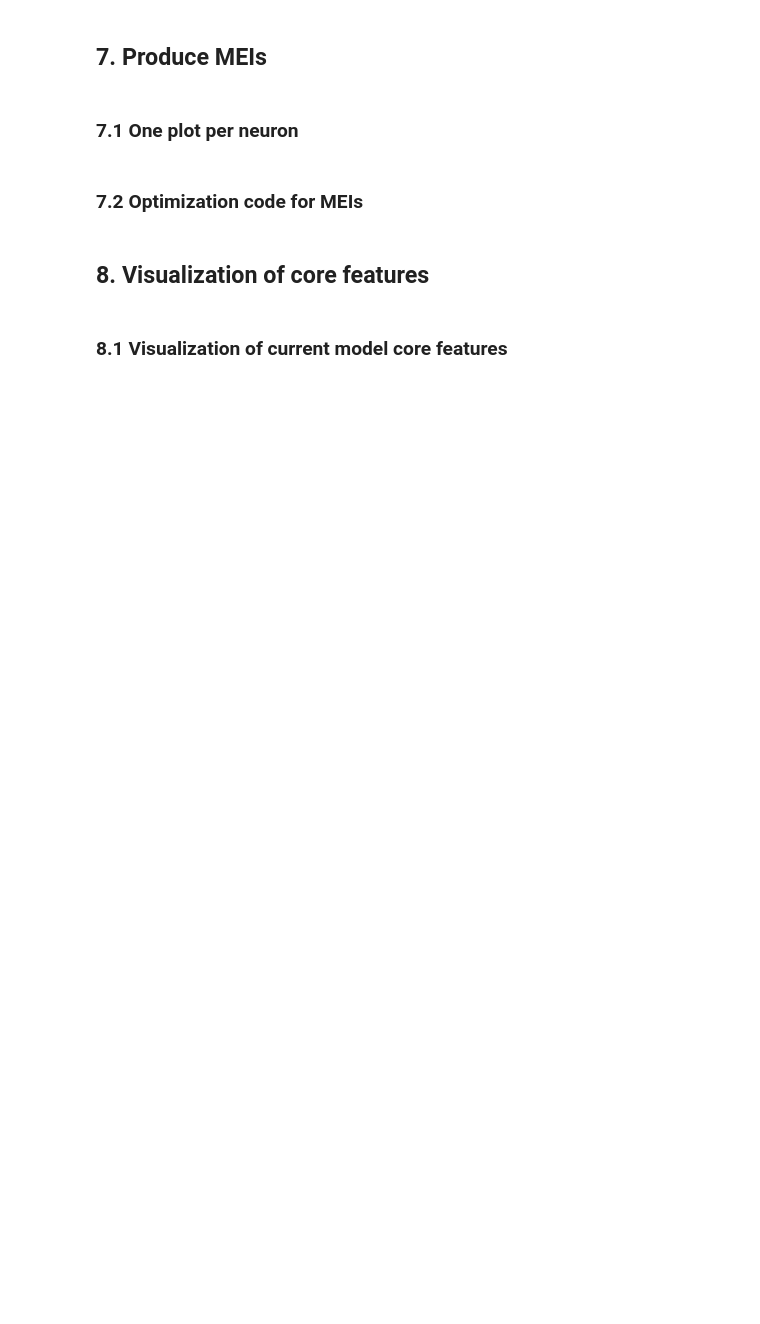
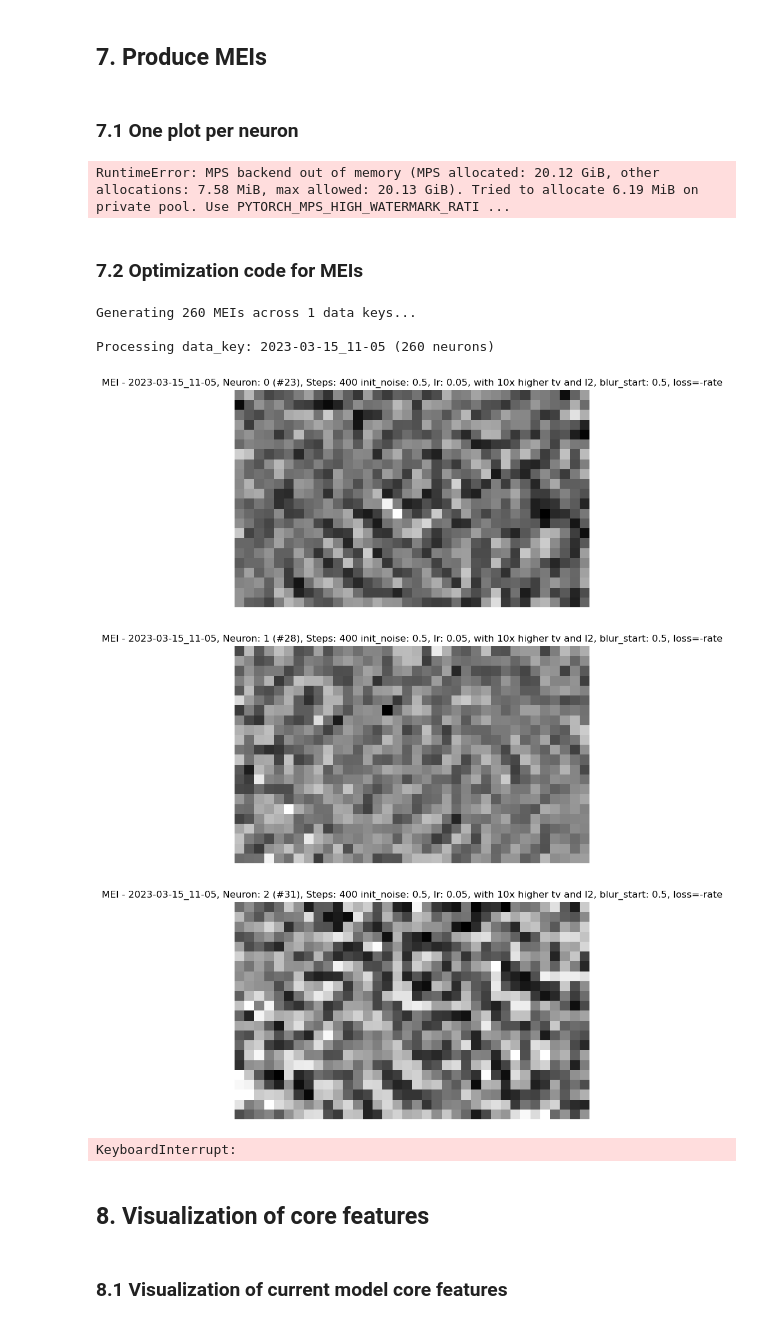
Before and after one commit to ahmedtarek-/neuropixel-predictor, a Jupyter notebook: notebooks/simplified_notebook.ipynb, the cells around one changed output. Cells and saved outputs as stored; diff of their text form; code cells hidden in the pictures; blank space fills up the shorter version.

```diff
--- a/notebooks/simplified_notebook.ipynb
+++ b/notebooks/simplified_notebook.ipynb
@@ -384,13 +366,14 @@ def plot_core_features(model, run_name, epoch=""):
 
 
 def plot_readout_mask(model, run_name, epoch=""):
-    spatial_mask = model.readout['2023-03-15_11-05'].spatial.data.cpu()
+    readout_key = list(model.readout.keys())[0]
+    spatial_mask = model.readout[readout_key].spatial.data.cpu()
     neuron = 16
 
     spatial_mask = spatial_mask[neuron, :, :]
 
 
-    plt.imshow(spatial_mask, cmap='gray')
+    plt.imshow(spatial_mask.T, cmap='gray')
     plt.colorbar()
     plt.title("Readout spatial mask - Neuron (), Run ({}), Epoch ({})".format(neuron, run_name, epoch))
 
@@ -798,17 +801,26 @@ from neuropixel_predictor.utils import generate_reconstructed_data, calculate_co
 from neuropixel_predictor.plotting import plot_all_methods_per_neuron
 from neuropixel_predictor.mei.generate import generate_meis
 
+PYTORCH_MPS_HIGH_WATERMARK_RATIO = 0.0
+
 UNIFIED_PLOT_DIR = os.path.join(ROOT_DIR, PLOTS_DIR, 'unified_plot')
 MEIS_STEPS = 200
 model.to(torch.device('mps'))
 
 # 1. Load the clusters (to connect to unit IDs from experimental data)
-cluster_ids_dir = "/Users/tarek/Documents/UNI/Lab Rotations/Kremkow/Data/Stimuli-Responses-Delay"
+cluster_ids_dir = "/Users/tarek/Documents/UNI/Lab Rotations/Kremkow/Data/Stimuli-Responses-36-22"
 cluster_ids = {
     "2022-12-20_15-08": np.load(os.path.join(cluster_ids_dir, '2022-12-20_15-08_cluster_ids.npy')),
     "2023-03-15_11-05": np.load(os.path.join(cluster_ids_dir, '2023-03-15_11-05_cluster_ids.npy')),
-    "2023-03-15_15-23": np.load(os.path.join(cluster_ids_dir, '2023-03-15_15-23_cluster_ids.npy'))
+    "2023-03-15_15-23": np.load(os.path.join(cluster_ids_dir, '2023-03-15_15-23_cluster_ids.npy')),
+    "2022-12-21_13-09": np.load(os.path.join(cluster_ids_dir, '2022-12-21_13-09_cluster_ids.npy')),
+    "2023-03-16_12-16": np.load(os.path.join(cluster_ids_dir, '2023-03-16_12-16_cluster_ids.npy')),
+    "2023-03-21_16-17": np.load(os.path.join(cluster_ids_dir, '2023-03-21_16-17_cluster_ids.npy')),
+    "2023-03-22_12-22": np.load(os.path.join(cluster_ids_dir, '2023-03-22_12-22_cluster_ids.npy')),
+    "2023-04-13_12-35": np.load(os.path.join(cluster_ids_dir, '2023-04-13_12-35_cluster_ids.npy')),
+    "2023-04-14_11-48": np.load(os.path.join(cluster_ids_dir, '2023-04-14_11-48_cluster_ids.npy'))
 }
+
 
 # 2. Calculate correlations (training and test)
 test_corr = calculate_corr_stats(test_dataloaders, model)
@@ -818,10 +830,14 @@ training_corr = calculate_corr_stats(train_dataloaders, model)
 test_Y, test_Yhat, test_ids = generate_reconstructed_data(test_dataloaders, model)
 training_Y, training_Yhat, training_ids = generate_reconstructed_data(train_dataloaders, model)
 
-# 4. Generate the meis
+# 4. Generate the meis based on sessions available in n_neurons_dict
+n_neurons_dict = {
+    "2023-04-13_12-35": 247,
+    "2023-04-14_11-48": 369
+}
 n_neurons_dict = sessions_units
 
-meis_tensors = generate_meis(model, n_neurons_dict, steps=MEIS_STEPS)
+meis_tensors = generate_meis(model, n_neurons_dict, steps=MEIS_STEPS, shape=(WIDTH, HEIGHT))
 
 # reconstruction_metadata = {'st0': '2023-03-15_11-05_2_sn_dark', 'st1': '2023-03-15_11-05_3_sn_light'}
 # run.name = 'SparseNoise-Light-1'
@@ -843,6 +859,8 @@ plot_all_methods_per_neuron(
     test_neuron_stats=test_corr,
     save_dir=UNIFIED_PLOT_DIR
 )
+# %% [output]
+RuntimeError: MPS backend out of memory (MPS allocated: 20.12 GiB, other allocations: 7.58 MiB, max allowed: 20.13 GiB). Tried to allocate 6.19 MiB on private pool. Use PYTORCH_MPS_HIGH_WATERMARK_RATI ...
 # %% [markdown]
 ### 7.2 Optimization code for MEIs
 # %%
@@ -864,11 +882,11 @@ SAVE_DIR = 'meis'
 class MEIConfig:
     """Configuration for MEI optimization."""
     lr: float = 0.05
-    steps: int = 300
-    init_std: float = 0.01
-    l2_lambda: float = 1e-3
-    tv_lambda: float = 5e-4
-    blur_sigma_start: float = 1.0
+    steps: int = 400
+    init_std: float = 0.5
+    l2_lambda: float = 1e-2
+    tv_lambda: float = 5e-3
+    blur_sigma_start: float = 0.5
     blur_sigma_end: float = 0.1
     clip_min: float = -5.0
     clip_max: float = 5.0
@@ -933,7 +951,7 @@ class MEIMethod:
             pred = model(image, data_key=data_key)[0, 0, idx]
             # rate = torch.exp(pred)
             # loss = -rate
-            loss = -pred
+            loss = -pred  # -ve here because this is gradient ascent and we want to flip the direction of optimization.
 
         elif self.config.mode == "vei_plus":
             pred_var = model.predict_variance(image, data_key=data_key)[0, 0, idx]
@@ -1077,23 +1095,31 @@ def generate_and_save_meis(model, n_neurons_dict, steps=600, folder_suffix=None,
 # %%
 from datetime import datetime
 
 # ################ E. Generate MEIs ################
 n_neurons_dict = {
     '2023-03-15_11-05': 260,
     # '2023-03-15_15-23': 268,
     # '2022-12-20_15-08': 327
 }
 
 
 model.to(torch.device('mps'))
 
 date = datetime.now().strftime("%Y-%m-%d")
 generate_and_save_meis(model,
                        n_neurons_dict,
-                       steps=200,
+                       steps=400,
                        folder_suffix= run.name,
                        cluster_ids=cluster_ids,
-                       title_suffix="init_noise: 0.1, lr: 0.05")
+                       title_suffix="init_noise: 0.5, lr: 0.05, with 10x higher tv and l2, blur_start: 0.5, loss=-rate")
+# %% [output]
+Generating 260 MEIs across 1 data keys...
+
+Processing data_key: 2023-03-15_11-05 (260 neurons)
+[figure, added]
+[figure, added]
+[figure, added]
+KeyboardInterrupt:
 # %% [markdown]
 ## 8. Visualization of core features
 # %% [markdown]
```
Also changed, not shown: parts of 13 cells of this notebook, 8 other files.
